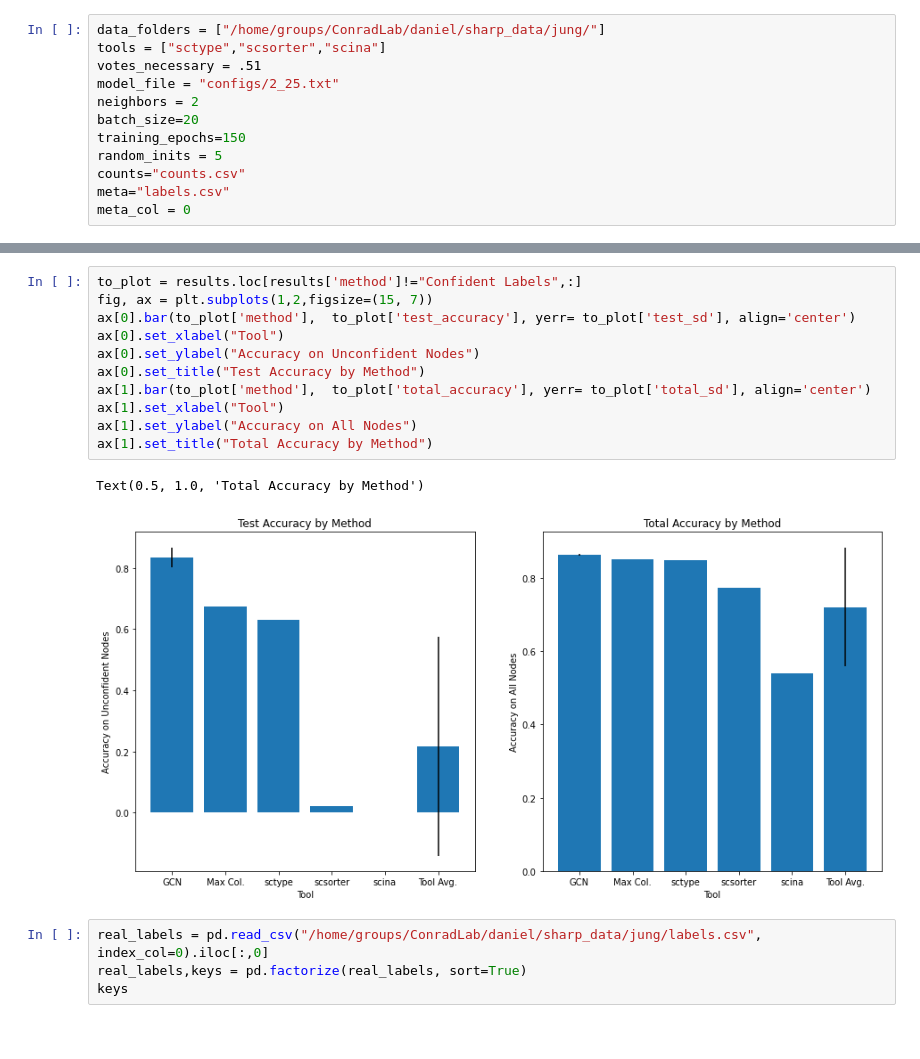
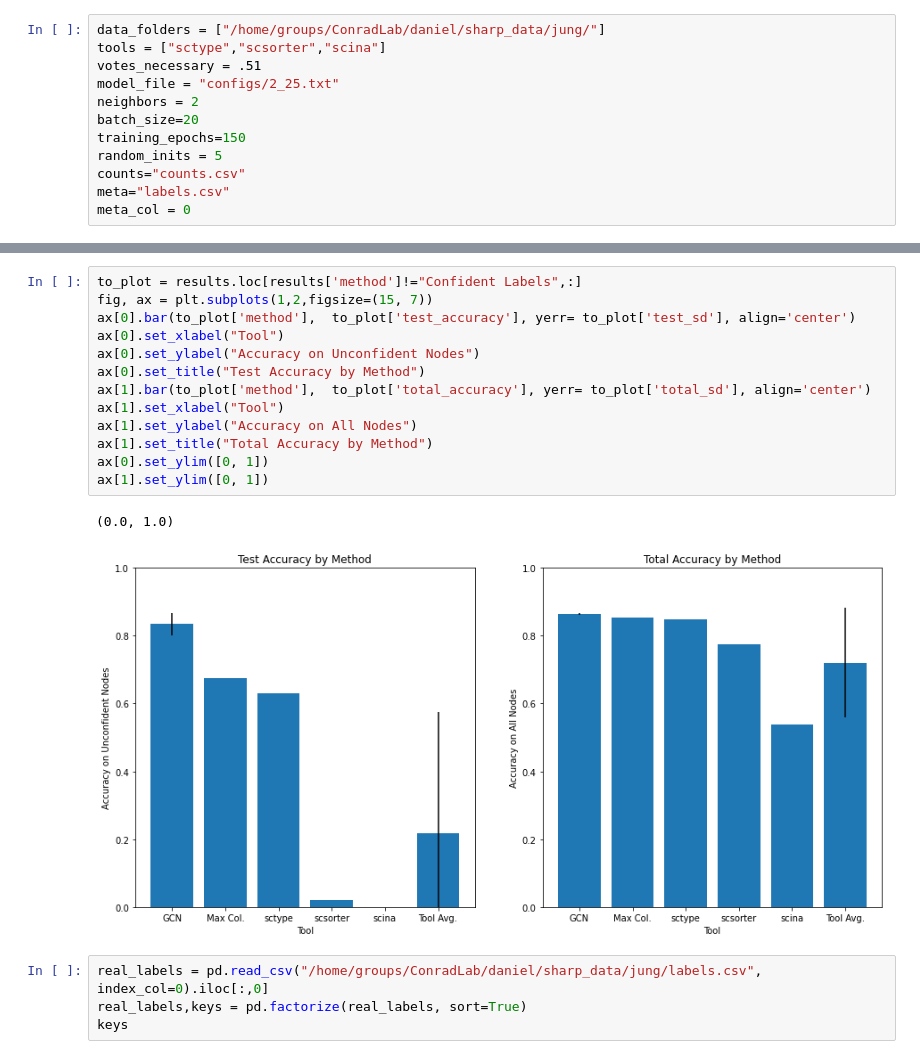
Before and after one commit to lewinsohndp/scSHARP, a Jupyter notebook: jung_results.ipynb, the cells around one changed output, grey strips where cells are left out. Saved outputs shown, nothing was run; the diff lists cells and outputs as text.

Commit message:
figure generation

```diff
--- a/jung_results.ipynb
+++ b/jung_results.ipynb
@@ -71,17 +88,19 @@ results
 # %%
 to_plot = results.loc[results['method']!="Confident Labels",:]
 fig, ax = plt.subplots(1,2,figsize=(15, 7))
 ax[0].bar(to_plot['method'],  to_plot['test_accuracy'], yerr= to_plot['test_sd'], align='center')
 ax[0].set_xlabel("Tool")
 ax[0].set_ylabel("Accuracy on Unconfident Nodes")
 ax[0].set_title("Test Accuracy by Method")
 ax[1].bar(to_plot['method'],  to_plot['total_accuracy'], yerr= to_plot['total_sd'], align='center')
 ax[1].set_xlabel("Tool")
 ax[1].set_ylabel("Accuracy on All Nodes")
 ax[1].set_title("Total Accuracy by Method")
+ax[0].set_ylim([0, 1])
+ax[1].set_ylim([0, 1])
 # %% [output]
-Text(0.5, 1.0, 'Total Accuracy by Method')
+(0.0, 1.0)
-[figure, old version]
+[figure, new version]
 # %%
 real_labels = pd.read_csv("/home/groups/ConradLab/daniel/sharp_data/jung/labels.csv", index_col=0).iloc[:,0]
 real_labels,keys = pd.factorize(real_labels, sort=True)
```
Also changed, not shown: parts of 18 cells of this notebook, 18 other files.
